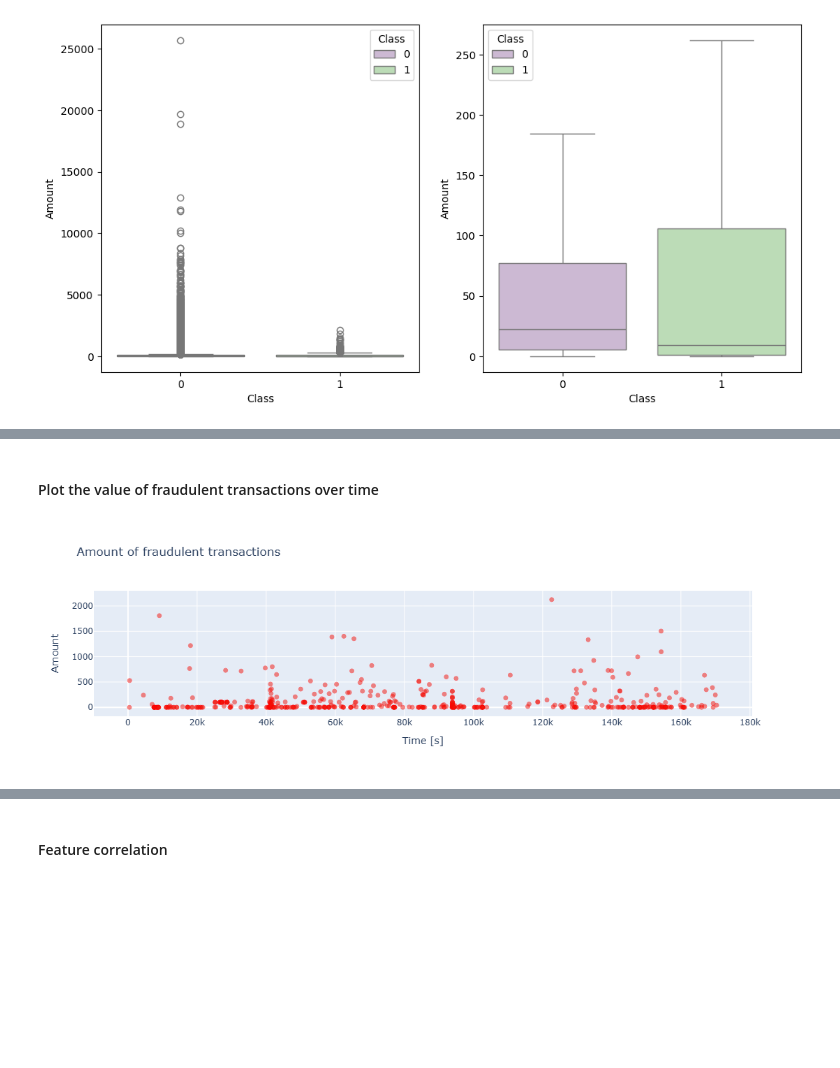
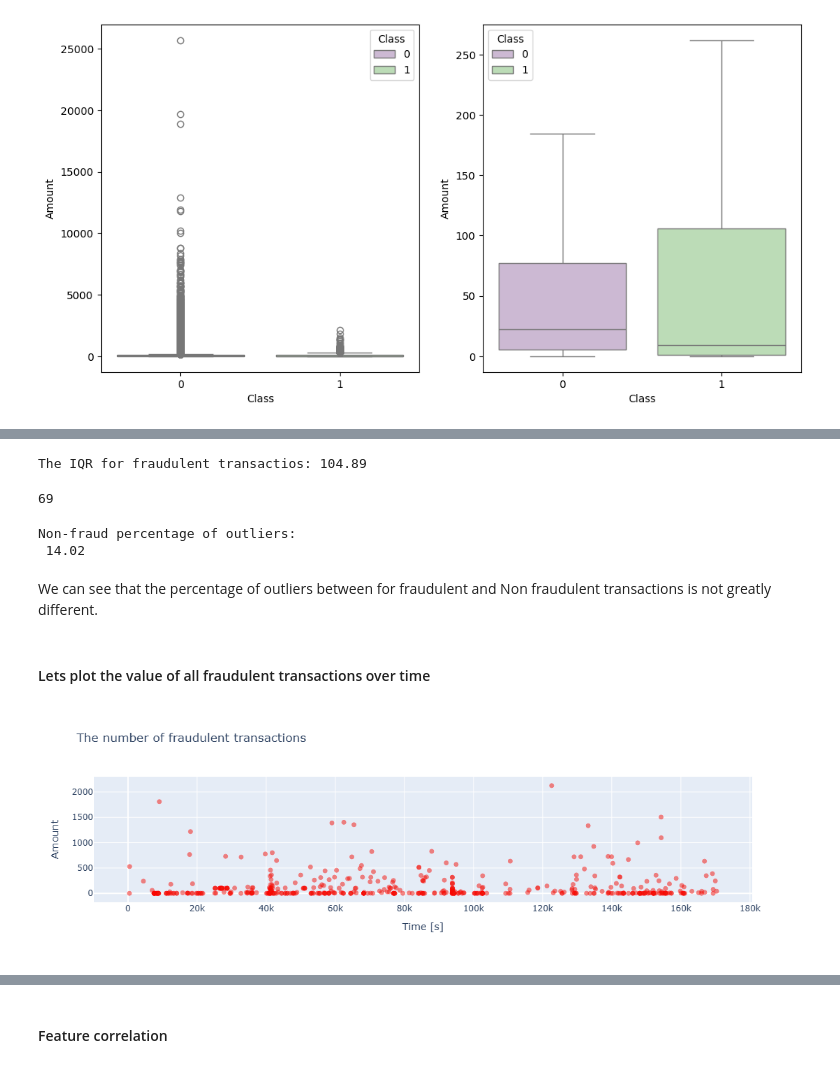
Before and after one commit to KurtMaxwellKusterer/Credit-card-Fraud-detection-models, a Jupyter notebook: Credit card fraud.ipynb, the cells around one changed output, grey strips where cells are left out. Cells and saved outputs as stored; diff of their text form; code cells hidden in the pictures; blank space fills up the shorter version.

```diff
--- a/Credit card fraud.ipynb
+++ b/Credit card fraud.ipynb
@@ -206,28 +307,50 @@ plt.show();
+# %%
+# Fraund
+Q1 = fraud['Amount'].quantile(0.25)
+Q3 = fraud['Amount'].quantile(0.75)
+IQR = Q3 - Q1
+
+print("The IQR for fraudulent transactios:", IQR)
+# %% [output]
+The IQR for fraudulent transactios: 104.89
+# %%
+# To check the number of outliers in the sample
+(fraud['Amount'] > Q3 + 1.5 * IQR).sum()
+# %% [output]
+69
+# %%
+Nb_outliers = 69/len(fraud)*100
+print("Non-fraud percentage of outliers:\n", str(round(Nb_outliers, 2)))
+# %% [output]
+Non-fraud percentage of outliers:
+ 14.02
+# %% [markdown]
+We can see that the percentage of outliers between for fraudulent and Non fraudulent transactions is not greatly different.
 # %% [markdown]
-#### Plot the value of fraudulent transactions over time
+#### Lets plot the value of all fraudulent transactions over time
 # %%
 fraud = df.loc[df['Class'] == 1]
 
 trace = go.Scatter(
     x = fraud['Time'],y = fraud['Amount'],
     name="Amount",
      marker=dict(
                 color='rgb(238,23,11)',
                 line=dict(
                     color='red',
                     width=1),
                 opacity=0.5,
             ),
     text= fraud['Amount'],
     mode = "markers"
 )
 data = [trace]
-layout = dict(title = 'Amount of fraudulent transactions',
+layout = dict(title = 'The number of fraudulent transactions',
           xaxis = dict(title = 'Time [s]', showticklabels=True),
           yaxis = dict(title = 'Amount'),
           hovermode='closest'
          )
 fig = dict(data=data, layout=layout)
 iplot(fig, filename='fraud-amount')
 # %% [output]
-[figure, old version]
+[figure, new version]
```
Also changed, not shown: parts of 52 cells of this notebook.
